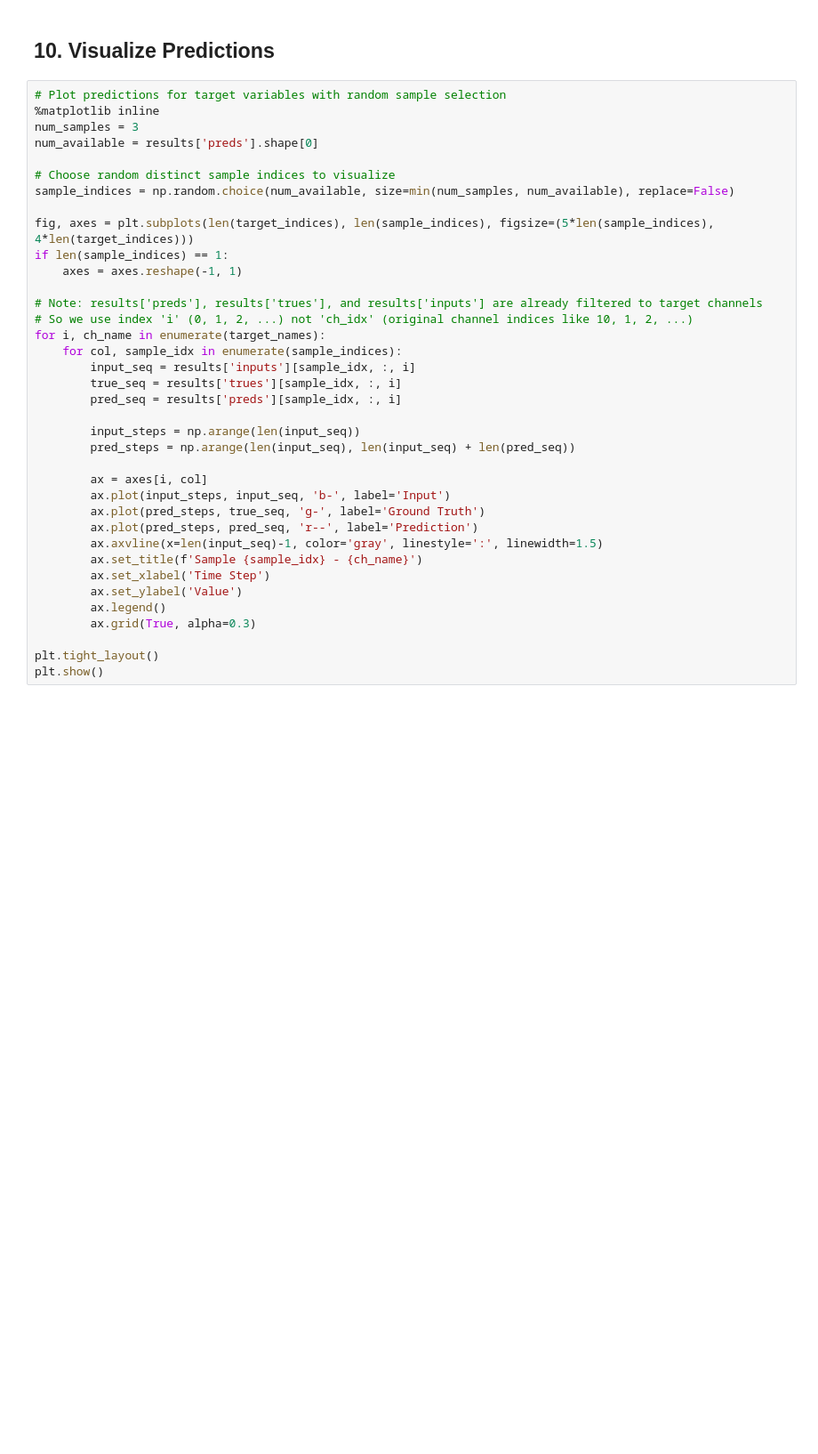
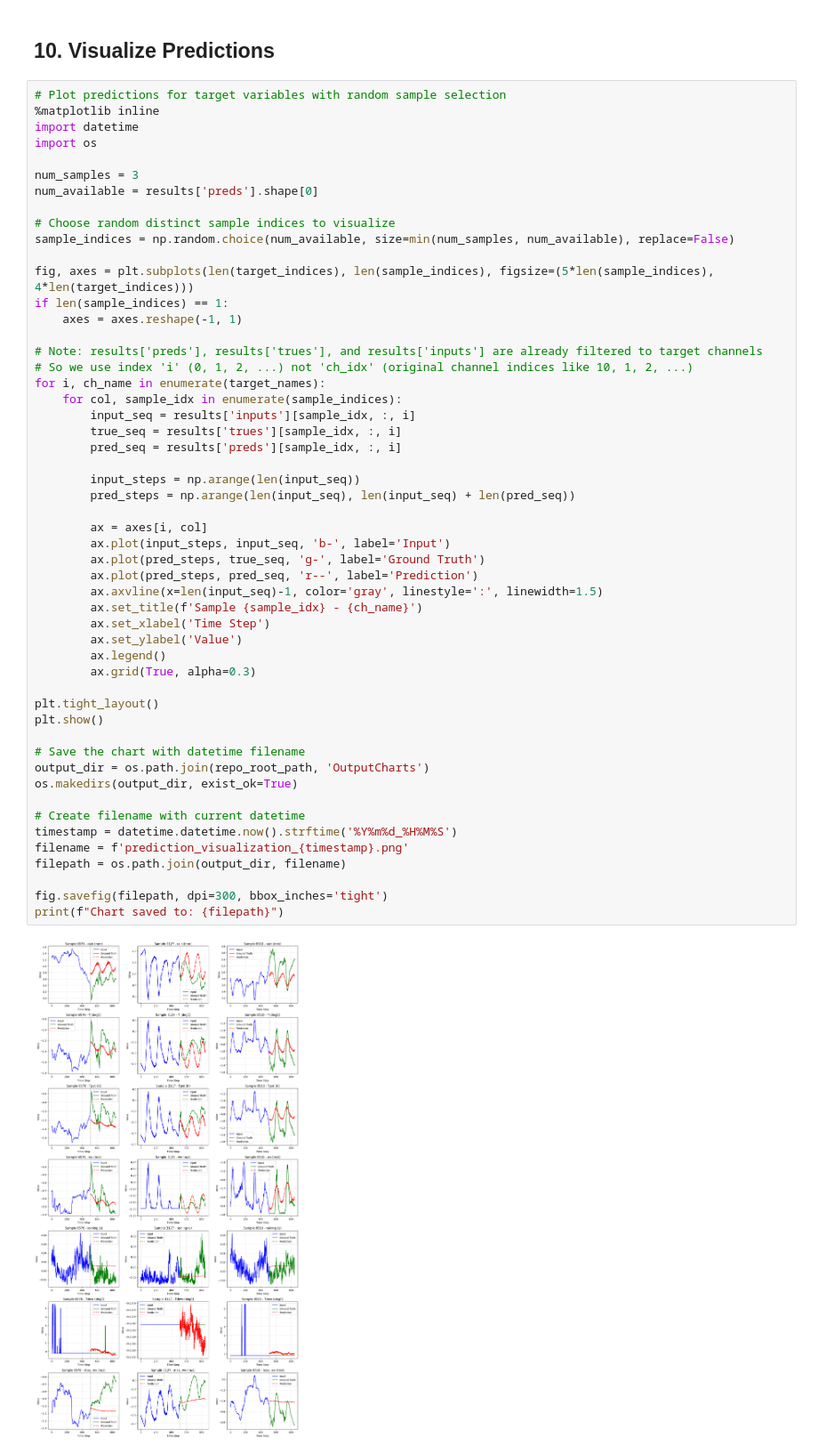
Before and after one commit to MSISCapstone/MSVLPatchTST, a Jupyter notebook: notebooks/PatchTST_Physics_Integrated.ipynb, the cells around one changed output. Shown at 89% size. Drawn from its saved outputs; the diff is of its cells as text; blank space fills up the shorter version.

```diff
--- a/notebooks/PatchTST_Physics_Integrated.ipynb
+++ b/notebooks/PatchTST_Physics_Integrated.ipynb
@@ -370,6 +368,9 @@ IndexError: index 10 is out of bounds for axis 2 with size 7
 # %%
 # Plot predictions for target variables with random sample selection
 %matplotlib inline
+import datetime
+import os
+
 num_samples = 3
 num_available = results['preds'].shape[0]
 
@@ -377,30 +378,44 @@ num_available = results['preds'].shape[0]
 sample_indices = np.random.choice(num_available, size=min(num_samples, num_available), replace=False)
 
 fig, axes = plt.subplots(len(target_indices), len(sample_indices), figsize=(5*len(sample_indices), 4*len(target_indices)))
 if len(sample_indices) == 1:
     axes = axes.reshape(-1, 1)
 
 # Note: results['preds'], results['trues'], and results['inputs'] are already filtered to target channels
 # So we use index 'i' (0, 1, 2, ...) not 'ch_idx' (original channel indices like 10, 1, 2, ...)
 for i, ch_name in enumerate(target_names):
     for col, sample_idx in enumerate(sample_indices):
         input_seq = results['inputs'][sample_idx, :, i]
         true_seq = results['trues'][sample_idx, :, i]
         pred_seq = results['preds'][sample_idx, :, i]
 
         input_steps = np.arange(len(input_seq))
         pred_steps = np.arange(len(input_seq), len(input_seq) + len(pred_seq))
 
         ax = axes[i, col]
         ax.plot(input_steps, input_seq, 'b-', label='Input')
         ax.plot(pred_steps, true_seq, 'g-', label='Ground Truth')
         ax.plot(pred_steps, pred_seq, 'r--', label='Prediction')
         ax.axvline(x=len(input_seq)-1, color='gray', linestyle=':', linewidth=1.5)
         ax.set_title(f'Sample {sample_idx} - {ch_name}')
         ax.set_xlabel('Time Step')
         ax.set_ylabel('Value')
         ax.legend()
         ax.grid(True, alpha=0.3)
 
 plt.tight_layout()
 plt.show()
+
+# Save the chart with datetime filename
+output_dir = os.path.join(repo_root_path, 'OutputCharts')
+os.makedirs(output_dir, exist_ok=True)
+
+# Create filename with current datetime
+timestamp = datetime.datetime.now().strftime('%Y%m%d_%H%M%S')
+filename = f'prediction_visualization_{timestamp}.png'
+filepath = os.path.join(output_dir, filename)
+
+fig.savefig(filepath, dpi=300, bbox_inches='tight')
+print(f"Chart saved to: {filepath}")
+# %% [output]
+[figure, added]
```
Also changed, not shown: parts of 4 cells of this notebook, 2 other files.
